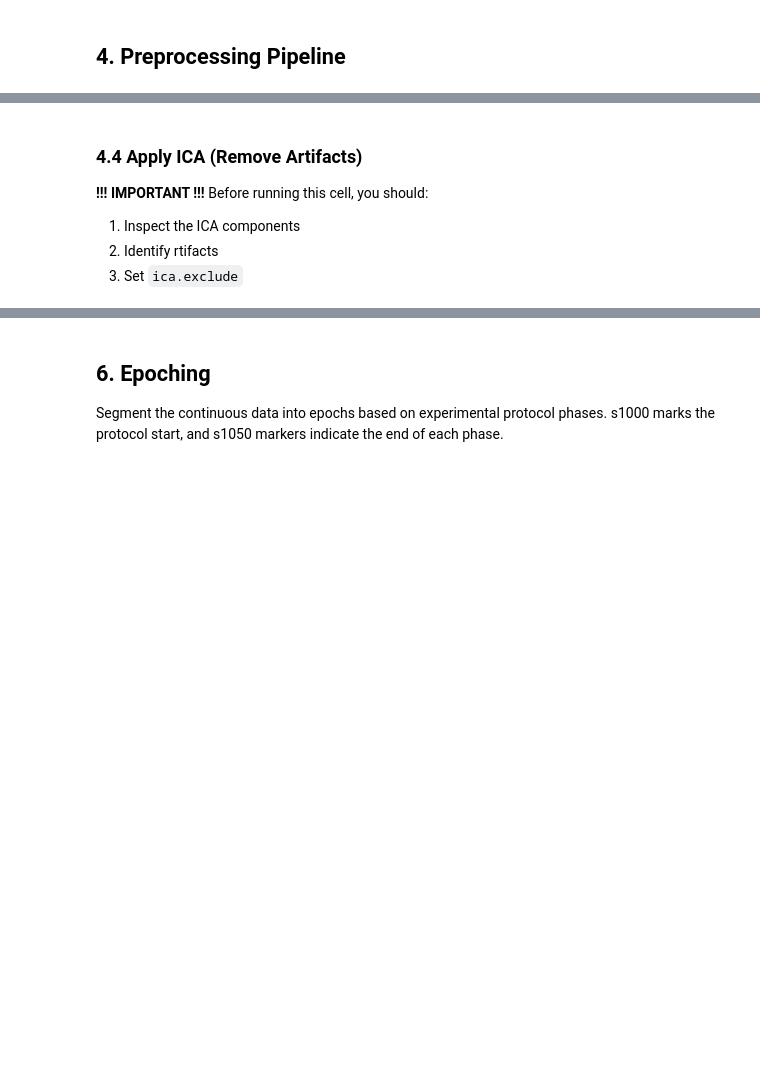
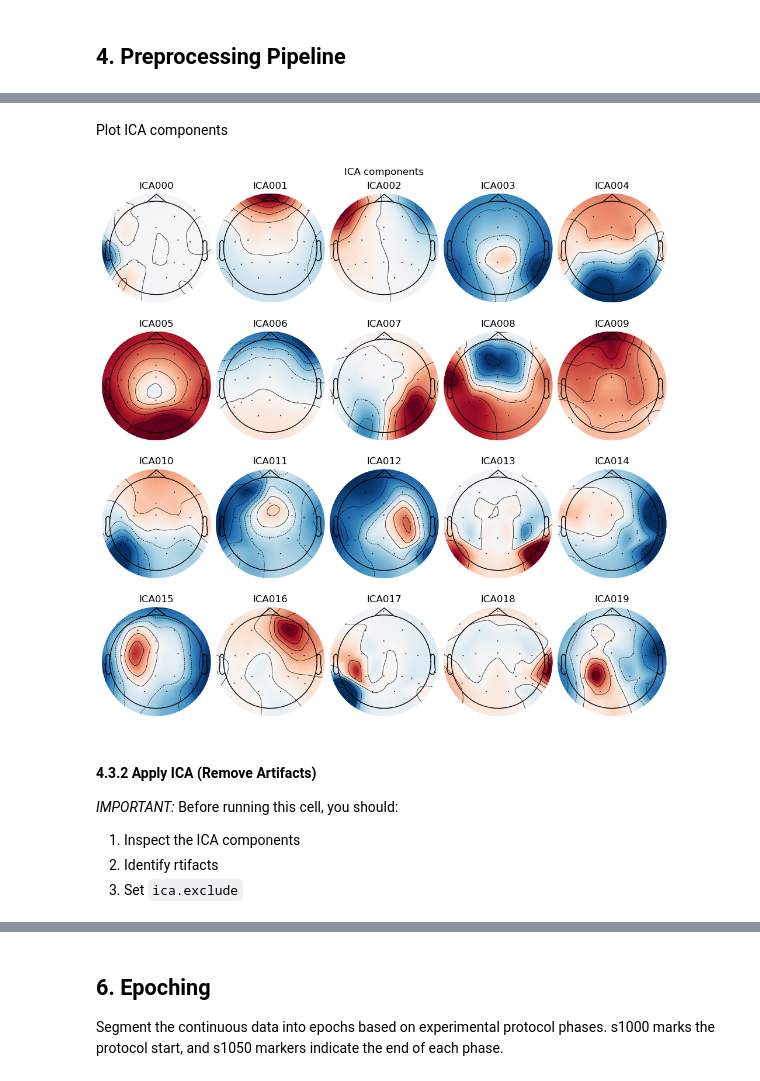
Before and after one commit to harveersingh12/EEG, a Jupyter notebook: eeg-project/eeg-interpretation-demo.ipynb, the cells around one changed output, grey strips where cells are left out. Saved outputs shown, nothing was run; the diff lists cells and outputs as text; code cells hidden in the pictures; blank space fills up the shorter version.

```diff
--- a/eeg-project/eeg-interpretation-demo.ipynb
+++ b/eeg-project/eeg-interpretation-demo.ipynb
@@ -247,0 +112,7 @@ Designing a one-pass, zero-phase, non-causal bandpass filter:
+# %%
+# copy for preprocessing
+raws_filtered = [raw.copy() for raw in raws]
+
+# 50 & 100 Hz notch filters
+for raw in raws_filtered:
+    raw.notch_filter([50, 100])
@@ -247,0 +121,3 @@ Designing a one-pass, zero-phase, non-causal bandpass filter:
+# %%
+for raw in raws_filtered:
+    raw.filter(l_freq=1, h_freq=40)
@@ -606,0 +195,6 @@ Review the plots above, then set ica.exclude with confirmed components.
+# %%
+icas = []
+for raw in raws_filtered:
+    ica = ICA(n_components=20, random_state=97, max_iter='auto')
+    ica.fit(raw)
+    icas.append(ica)
@@ -607,3 +210,13 @@ Review the plots above, then set ica.exclude with confirmed components.
+# %%
+visualize_ica = True  # True or False
+ica_to_view = icas[3]  # pick which ICA to inspect
+# %% [markdown]
+Plot ICA components
+# %%
+if visualize_ica:
+    fig = ica_to_view.plot_components()
+# %% [output]
+[figure, added]
 # %%
 # ICA component properties - helps you find artifacts
 # look for
@@ -615,9 +228,9 @@ Review the plots above, then set ica.exclude with confirmed components.
 # TODO: uncomment to visualize ica component properties and change ica_music_number to desired variable
 # ica_music_number.plot_properties(raw_music_number_filtered, picks=[1,2,3,8]) # change picks as needed
 # %% [markdown]
-### 4.4 Apply ICA (Remove Artifacts)
+#### 4.3.2 Apply ICA (Remove Artifacts)
 
-**!!! IMPORTANT !!!** Before running this cell, you should:
+*IMPORTANT:* Before running this cell, you should:
 1. Inspect the ICA components
 2. Identify rtifacts
 3. Set `ica.exclude`
```
Also changed, not shown: parts of 48 cells of this notebook.
